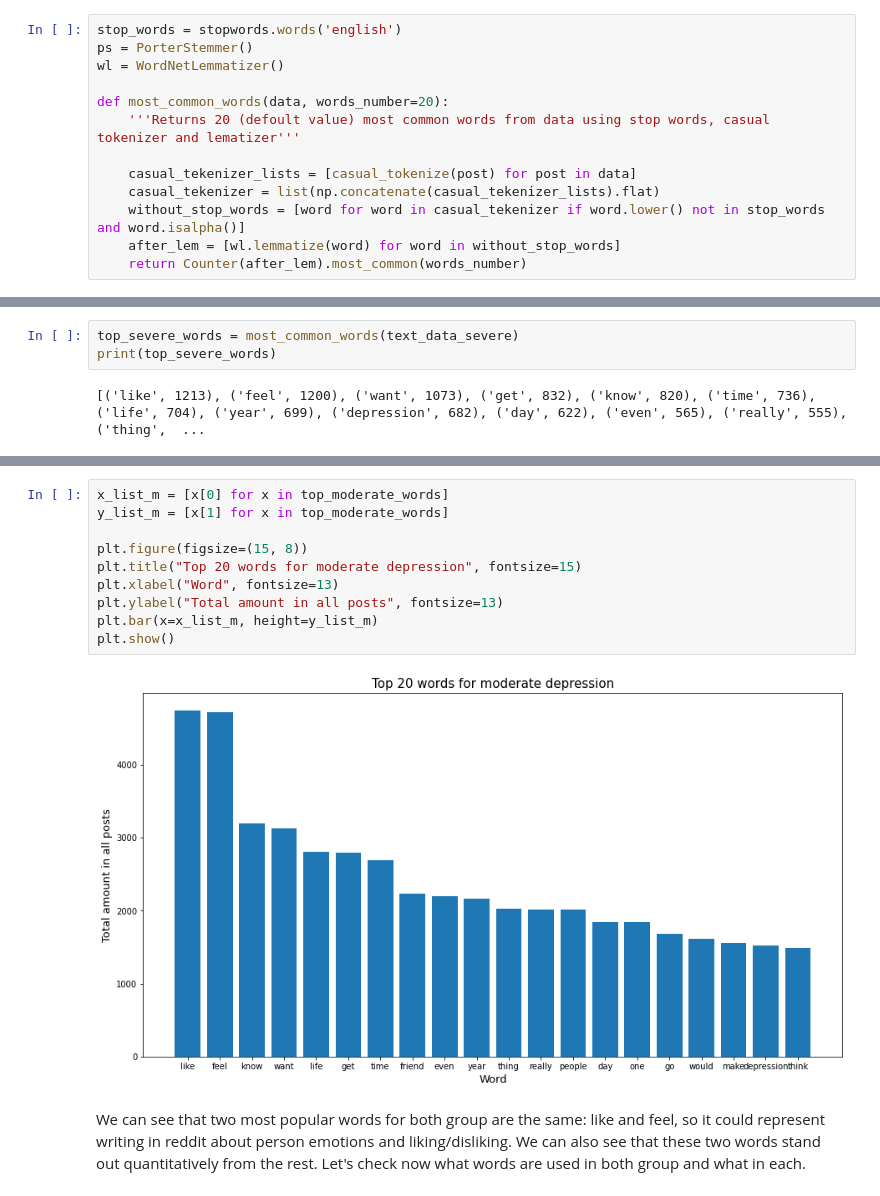
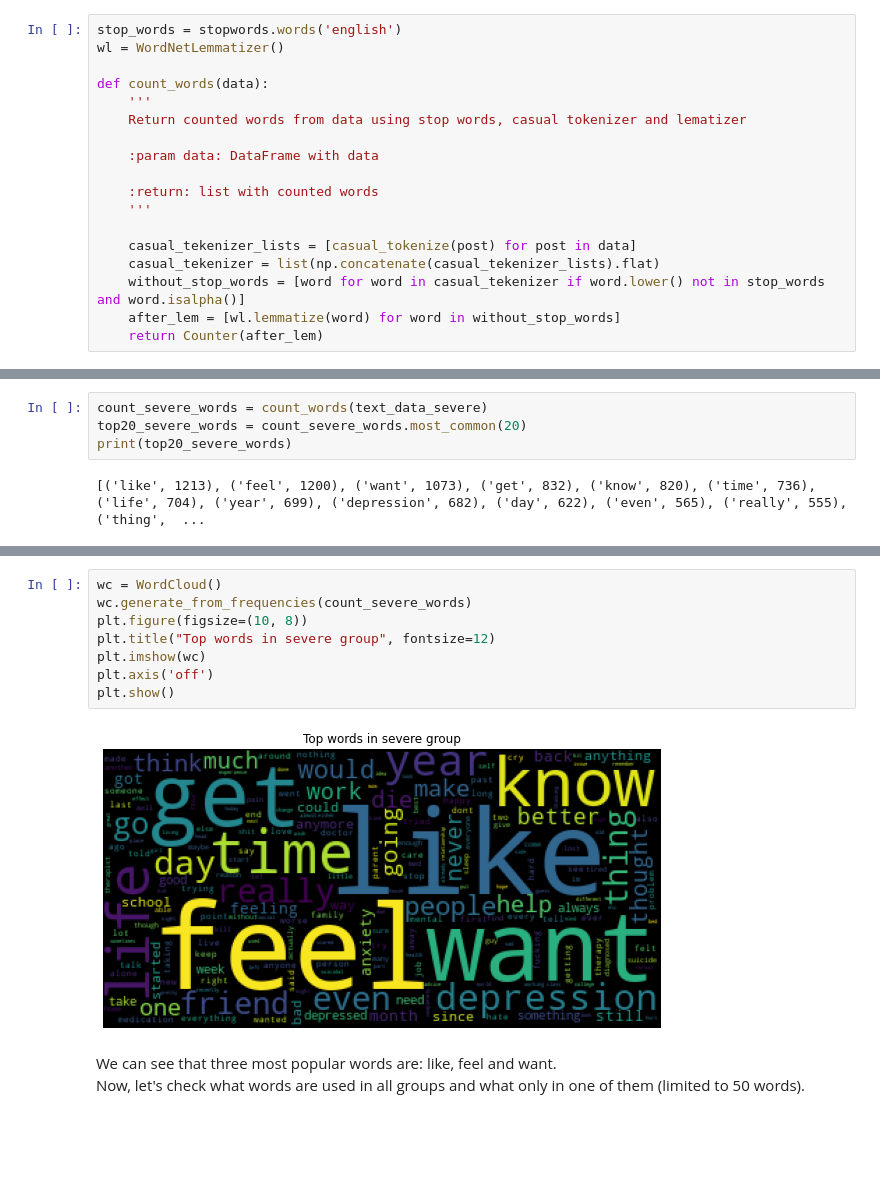
Before and after one commit to KrzysiekFel/NLP_Classification_Depression, a Jupyter notebook: depresja.ipynb, the cells around one changed output, grey strips where cells are left out. Cells and saved outputs as stored; diff of their text form; blank space fills up the shorter version.

```diff
--- a/depresja.ipynb
+++ b/depresja.ipynb
@@ -183,14 +202,19 @@ I will prepare function for finding top 20 (defould value) most common words fro
 # %%
 stop_words = stopwords.words('english')
-ps = PorterStemmer()
 wl = WordNetLemmatizer()
 
-def most_common_words(data, words_number=20):
-    '''Returns 20 (defoult value) most common words from data using stop words, casual tokenizer and lematizer'''
+def count_words(data):
+    '''
+    Return counted words from data using stop words, casual tokenizer and lematizer
+
+    :param data: DataFrame with data
+
+    :return: list with counted words
+    '''
 
     casual_tekenizer_lists = [casual_tokenize(post) for post in data]
     casual_tekenizer = list(np.concatenate(casual_tekenizer_lists).flat)
     without_stop_words = [word for word in casual_tekenizer if word.lower() not in stop_words and word.isalpha()]
     after_lem = [wl.lemmatize(word) for word in without_stop_words]
-    return Counter(after_lem).most_common(words_number)
+    return Counter(after_lem)
 # %% [markdown]
@@ -198,6 +222,7 @@ Let's check what are mostly used words in both group with severe and moderate de
 # %%
-top_severe_words = most_common_words(text_data_severe)
-print(top_severe_words)
+count_severe_words = count_words(text_data_severe)
+top20_severe_words = count_severe_words.most_common(20)
+print(top20_severe_words)
 # %% [output]
 [('like', 1213), ('feel', 1200), ('want', 1073), ('get', 832), ('know', 820), ('time', 736), ('life', 704), ('year', 699), ('depression', 682), ('day', 622), ('even', 565), ('really', 555), ('thing',  ...
 # %%
@@ -219,18 +251,16 @@ plt.bar(x=x_list_s, height=y_list_s)
 plt.show()
 # %% [output]
 [figure]
-# %%
-x_list_m = [x[0] for x in top_moderate_words]
-y_list_m = [x[1] for x in top_moderate_words]
-
-plt.figure(figsize=(15, 8))
-plt.title("Top 20 words for moderate depression", fontsize=15)
-plt.xlabel("Word", fontsize=13)
-plt.ylabel("Total amount in all posts", fontsize=13)
-plt.bar(x=x_list_m, height=y_list_m)
-plt.show()
-# %% [output]
-[figure, removed]
+# %%
+wc = WordCloud()
+wc.generate_from_frequencies(count_severe_words)
+plt.figure(figsize=(10, 8))
+plt.title("Top words in severe group", fontsize=12)
+plt.imshow(wc)
+plt.axis('off')
+plt.show()
+# %% [output]
+[figure, added]
 # %% [markdown]
-We can see that two most popular words for both group are the same: like and feel, so it could represent writing in reddit about person emotions and liking/disliking. We can also see that these two words stand out quantitatively from the rest.
-Let's check now what words are used in both group and what in each.
+We can see that three most popular words are: like, feel and want.
+<br>Now, let's check what words are used in all groups and what only in one of them (limited to 50 words).
```
Also changed, not shown: parts of 65 cells of this notebook.
